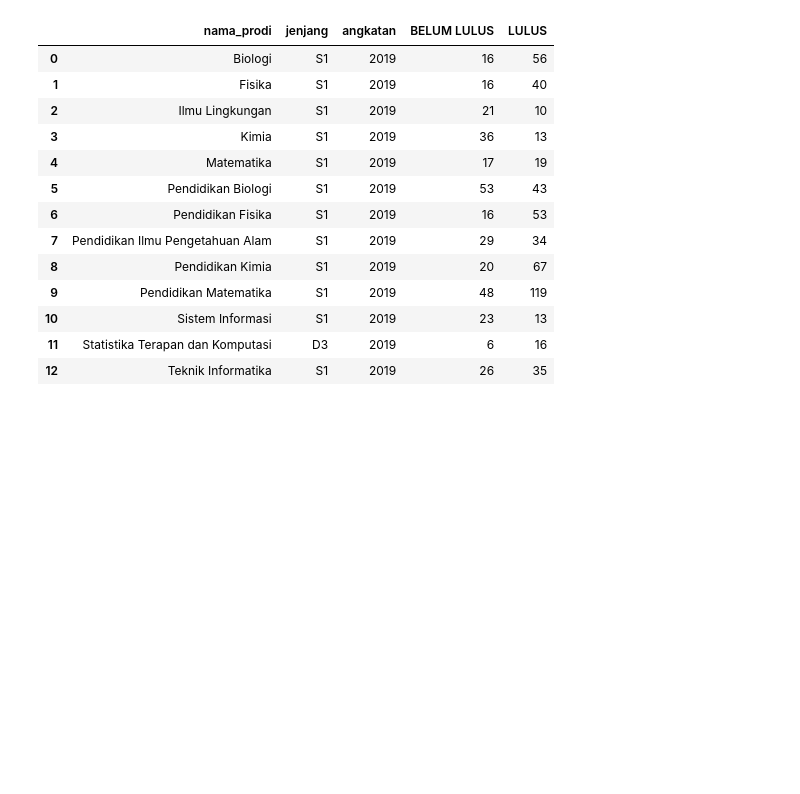
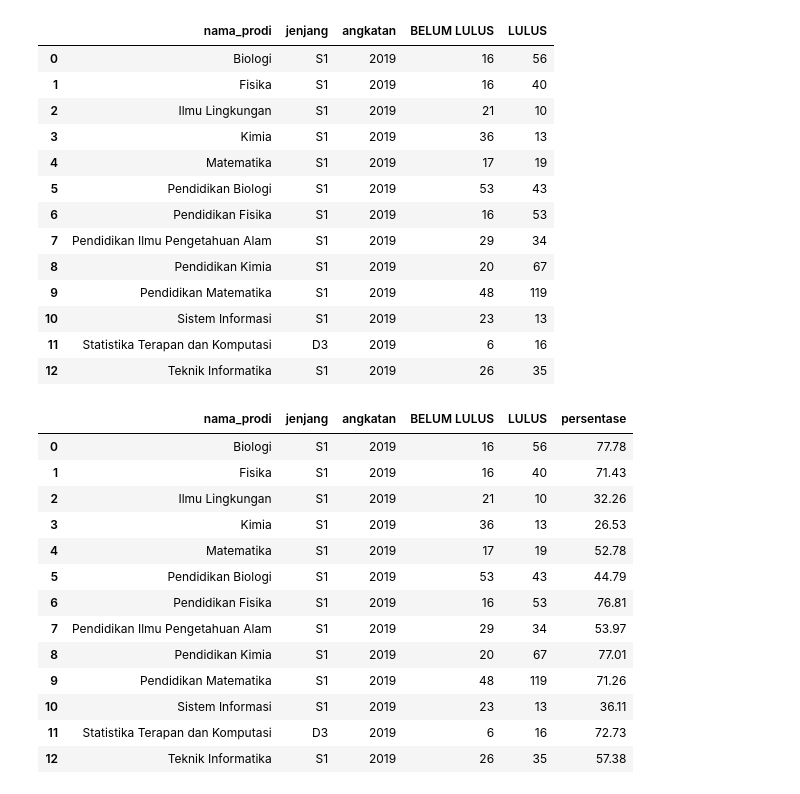
Before and after one commit to euclideands/viz, a Jupyter notebook: penelitian2.ipynb, the cells around one changed output. Saved outputs shown, nothing was run; the diff lists cells and outputs as text; code cells hidden in the pictures; blank space fills up the shorter version.

```diff
--- a/penelitian2.ipynb
+++ b/penelitian2.ipynb
@@ -356,5 +380,21 @@ pivot_table
 | 11 | Statistika Terapan dan Komputasi | D3 | 2019 | 6 | 16 |
 | 12 | Teknik Informatika | S1 | 2019 | 26 | 35 |
 # %%
-pivot_table['persentase'] = pivot_table['LULUS'] / (pivot_table['LULUS'] + pivot_table['BELUM LULUS']) * 100
-pivot_table['persentase'] = pivot_table['persentase'].round(2)
+pivot_table_19['persentase'] = pivot_table_19['LULUS'] / (pivot_table_19['LULUS'] + pivot_table_19['BELUM LULUS']) * 100
+pivot_table_19['persentase'] = pivot_table_19['persentase'].round(2)
+pivot_table_19
+# %% [output]
+|  | nama_prodi | jenjang | angkatan | BELUM LULUS | LULUS | persentase |
+| 0 | Biologi | S1 | 2019 | 16 | 56 | 77.78 |
+| 1 | Fisika | S1 | 2019 | 16 | 40 | 71.43 |
+| 2 | Ilmu Lingkungan | S1 | 2019 | 21 | 10 | 32.26 |
+| 3 | Kimia | S1 | 2019 | 36 | 13 | 26.53 |
+| 4 | Matematika | S1 | 2019 | 17 | 19 | 52.78 |
+| 5 | Pendidikan Biologi | S1 | 2019 | 53 | 43 | 44.79 |
+| 6 | Pendidikan Fisika | S1 | 2019 | 16 | 53 | 76.81 |
+| 7 | Pendidikan Ilmu Pengetahuan Alam | S1 | 2019 | 29 | 34 | 53.97 |
+| 8 | Pendidikan Kimia | S1 | 2019 | 20 | 67 | 77.01 |
+| 9 | Pendidikan Matematika | S1 | 2019 | 48 | 119 | 71.26 |
+| 10 | Sistem Informasi | S1 | 2019 | 23 | 13 | 36.11 |
+| 11 | Statistika Terapan dan Komputasi | D3 | 2019 | 6 | 16 | 72.73 |
+| 12 | Teknik Informatika | S1 | 2019 | 26 | 35 | 57.38 |
```
Also changed, not shown: parts of 15 cells of this notebook.
